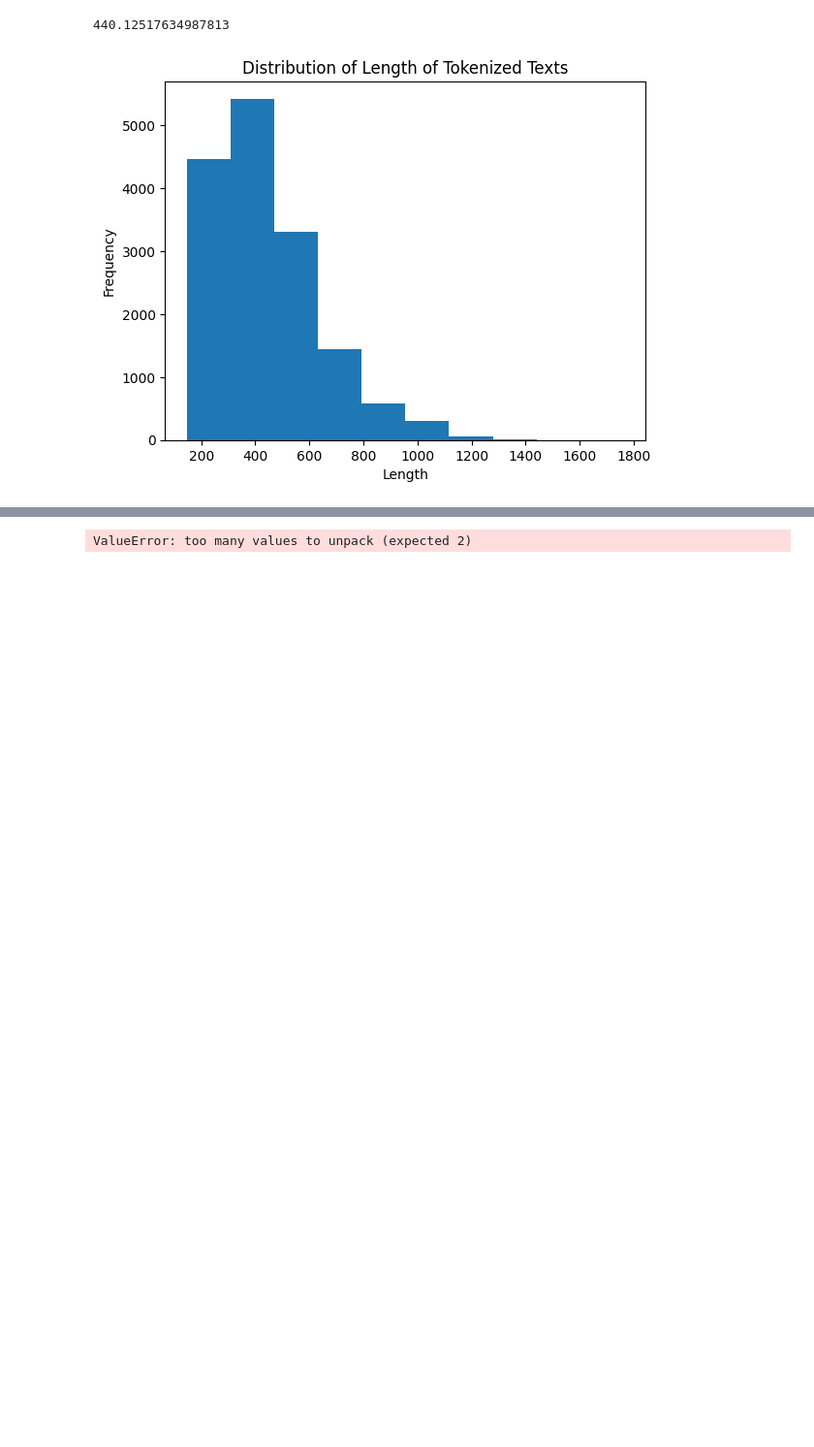
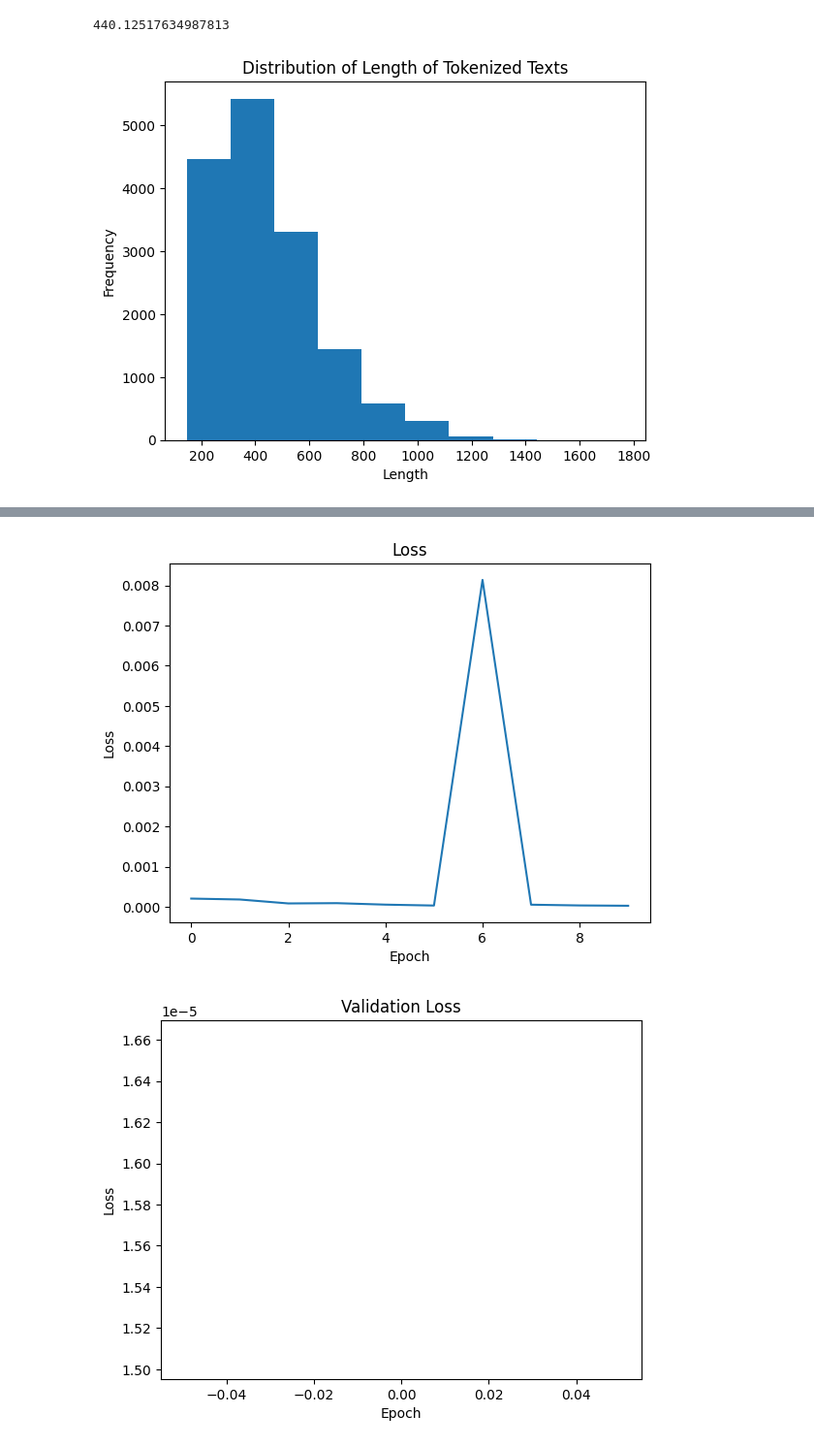
Before and after one commit to rvineet02/cs505_final_project, a Jupyter notebook: essay_dissection_model/code/basicmodel.ipynb, the cells around one changed output, grey strips where cells are left out. Shown: that part at 97% size. Cells and saved outputs as stored; diff of their text form; code cells hidden in the pictures; blank space fills up the shorter version.

Commit message:
basic model works but need to fix pre-processing

```diff
--- a/essay_dissection_model/code/basicmodel.ipynb
+++ b/essay_dissection_model/code/basicmodel.ipynb
@@ -90,7 +92,7 @@ class EssayDataset(Dataset):
         return len(self.input_ids)
 
 
-ds = EssayDataset(padded_input_ids[:1000], attention_masks[:1000], padded_input_labels[:1000])
+ds = EssayDataset(padded_input_ids[:250], attention_masks[:250], padded_input_labels[:250])
 # %%
 batch_size = 2
 
@@ -169,7 +167,7 @@ model.to(device)
 
 model.train()
 for epoch in tqdm(range(num_epochs)):
-    for batch in data_loader:
+    for batch in train_loader:
 
         input_seq_batch = batch['input_ids']
         target_seq_batch = batch['labels']
@@ -182,34 +180,41 @@ for epoch in tqdm(range(num_epochs)):
         target_seq_hat = target_seq_hat.logits.view(-1, target_seq_hat.logits.shape[-1])  # [batch_size * sequence_size, num_labels]
         target_seq_batch = target_seq_batch.view(-1)
 
         loss = loss_fn(target_seq_hat, target_seq_batch)
 
         loss.backward()
 
         optimizer.step()
 
     losses.append(loss.item())
 
 
 model.eval()
 with torch.no_grad():
-    for inputs, targets in val_loader:
-        outputs = model(inputs)
-        loss = loss_fn(outputs.logits.view(-1, outputs.logits.shape[-1]), targets.view(-1))
+    for batch in val_loader:
+
+        input_seq_batch = batch['input_ids']
+        target_seq_batch = batch['labels']
+        attention_mask = batch['attention_mask']
+
+        outputs = model(input_seq_batch, attention_mask)
+
+        loss = loss_fn(outputs.logits.view(-1, outputs.logits.shape[-1]), target_seq_batch.view(-1))
     val_losses.append(loss.item())
 
 
 # Plotting the training losses
 plt.title('Loss')
 plt.plot(losses)
 plt.xlabel('Epoch')
 plt.ylabel('Loss')
 plt.show()
 
 plt.title('Validation Loss')
 plt.plot(val_losses)
 plt.xlabel('Epoch')
 plt.ylabel('Loss')
 plt.show()
 # %% [output]
-ValueError: too many values to unpack (expected 2)
+[figure, added]
+[figure, added]
```
Also changed, not shown: parts of 6 cells of this notebook.
